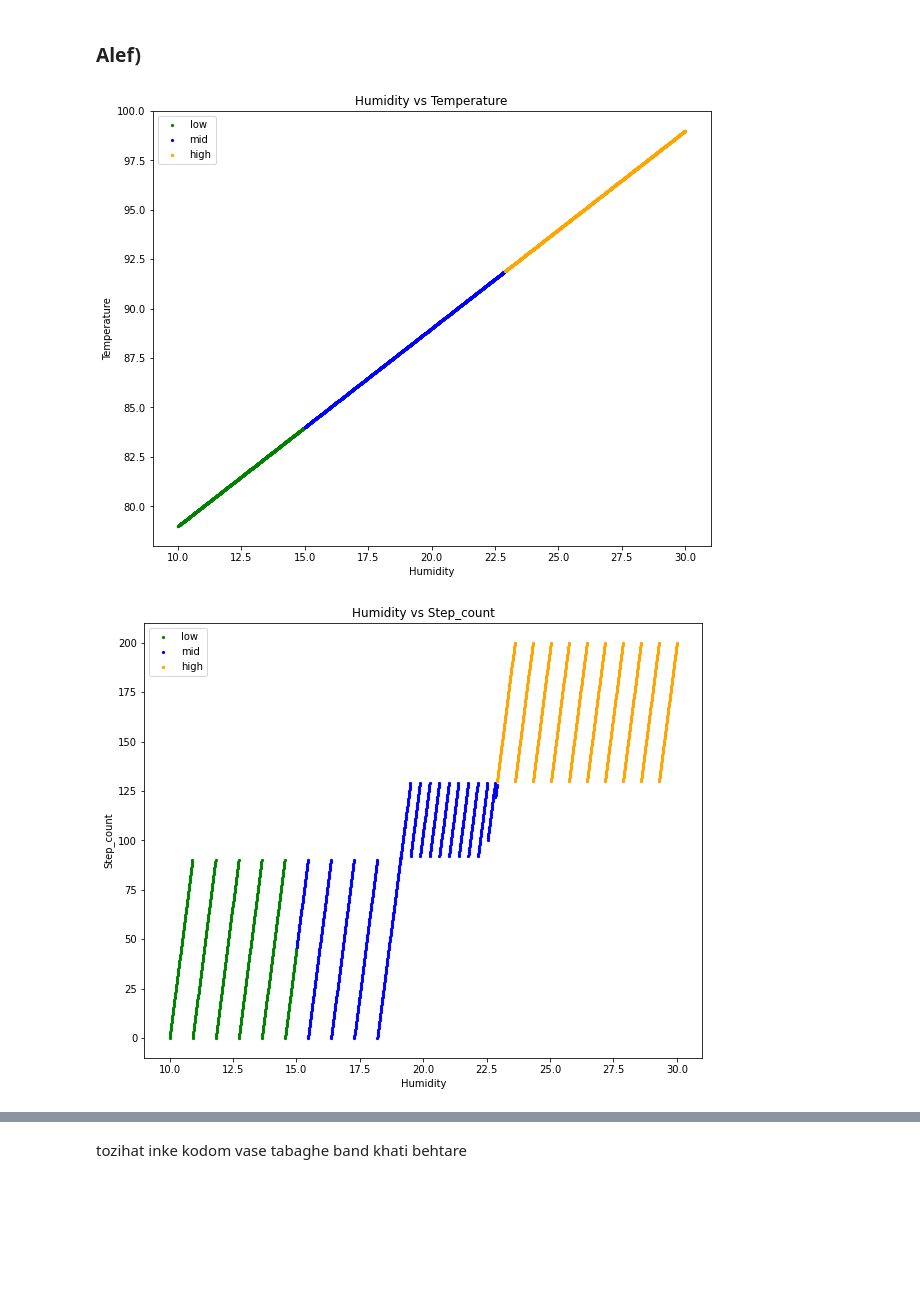
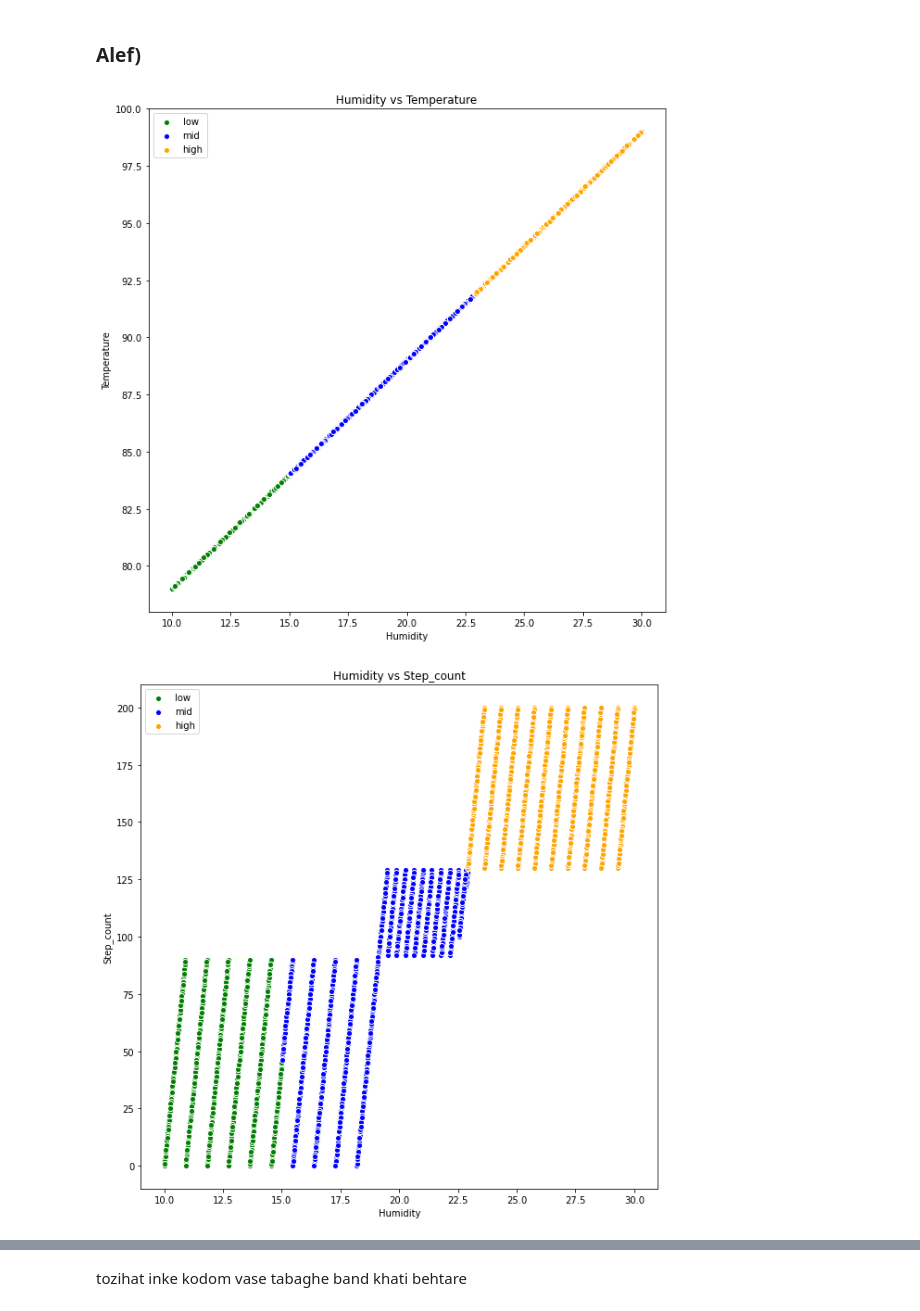
Before and after one commit to Arashlf/UT_ML_Course, a Jupyter notebook: Homework2/Q4-6.ipynb, the cells around one changed output, grey strips where cells are left out. Drawn from its saved outputs; the diff is of its cells as text; code cells hidden in the pictures; blank space fills up the shorter version.

```diff
--- a/Homework2/Q4-6.ipynb
+++ b/Homework2/Q4-6.ipynb
@@ -113,27 +114,33 @@ data.head(3)
 # %% [markdown]
 ### Alef)
 # %%
-plt.figure(figsize=(10, 8))
-plt.scatter(data[data["Stress_Level"] == 'low']['Humidity'], data[data["Stress_Level"] == 'low']['Temperature'], color='green', s=5, label='low')
-plt.scatter(data[data["Stress_Level"] == 'mid']['Humidity'], data[data["Stress_Level"] == 'mid']['Temperature'], color='blue', s=5, label='mid')
-plt.scatter(data[data["Stress_Level"] == 'high']['Humidity'], data[data["Stress_Level"] == 'high']['Temperature'], color='orange', s=5, label='high')
+plt.figure(figsize=(10, 10))
+plt.scatter(data[data["Stress_Level"] == 'low']['Humidity'], data[data["Stress_Level"] == 'low']['Temperature'],
+            marker = '.', edgecolor = 'white', facecolors='green', s=150, label='low')
+plt.scatter(data[data["Stress_Level"] == 'mid']['Humidity'], data[data["Stress_Level"] == 'mid']['Temperature'],
+            marker = '.', edgecolor = 'white', facecolors='blue', s=150, label='mid')
+plt.scatter(data[data["Stress_Level"] == 'high']['Humidity'], data[data["Stress_Level"] == 'high']['Temperature'],
+            marker = '.', edgecolor = 'white', facecolors='orange', s=150, label='high')
 plt.title('Humidity vs Temperature')
 plt.xlabel('Humidity')
 plt.ylabel('Temperature')
 plt.legend(loc='upper left')
 plt.show()
 # %% [output]
-[figure, old version]
+[figure, new version]
 # %%
-plt.figure(figsize=(10, 8))
-plt.scatter(data[data["Stress_Level"] == 'low']['Humidity'], data[data["Stress_Level"] == 'low']['Step_count'], color='green', s=5, label='low')
-plt.scatter(data[data["Stress_Level"] == 'mid']['Humidity'], data[data["Stress_Level"] == 'mid']['Step_count'], color='blue', s=5, label='mid')
-plt.scatter(data[data["Stress_Level"] == 'high']['Humidity'], data[data["Stress_Level"] == 'high']['Step_count'], color='orange', s=5, label='high')
+plt.figure(figsize=(10, 10))
+plt.scatter(data[data["Stress_Level"] == 'low']['Humidity'], data[data["Stress_Level"] == 'low']['Step_count'],
+            marker = '.', edgecolor = 'white', facecolors='green', s=150, label='low')
+plt.scatter(data[data["Stress_Level"] == 'mid']['Humidity'], data[data["Stress_Level"] == 'mid']['Step_count'],
+            marker = '.', edgecolor = 'white', facecolors='blue', s=150, label='mid')
+plt.scatter(data[data["Stress_Level"] == 'high']['Humidity'], data[data["Stress_Level"] == 'high']['Step_count'],
+            marker = '.', edgecolor = 'white', facecolors='orange', s=150, label='high')
 plt.title('Humidity vs Step_count')
 plt.xlabel('Humidity')
 plt.ylabel('Step_count')
 plt.legend(loc='upper left')
 plt.show()
 # %% [output]
-[figure, old version]
+[figure, new version]
 # %%
```
Also changed, not shown: parts of 17 cells of this notebook.
